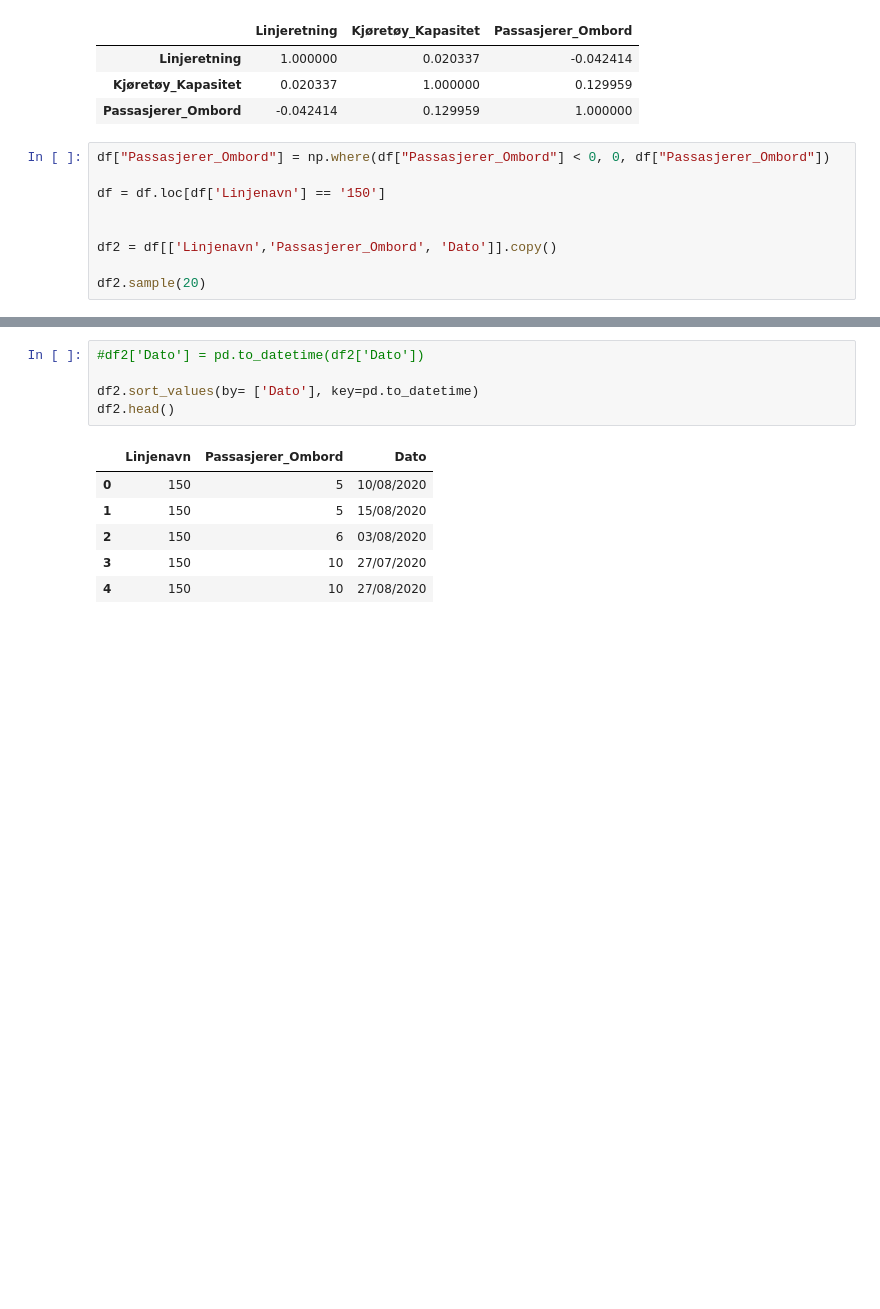
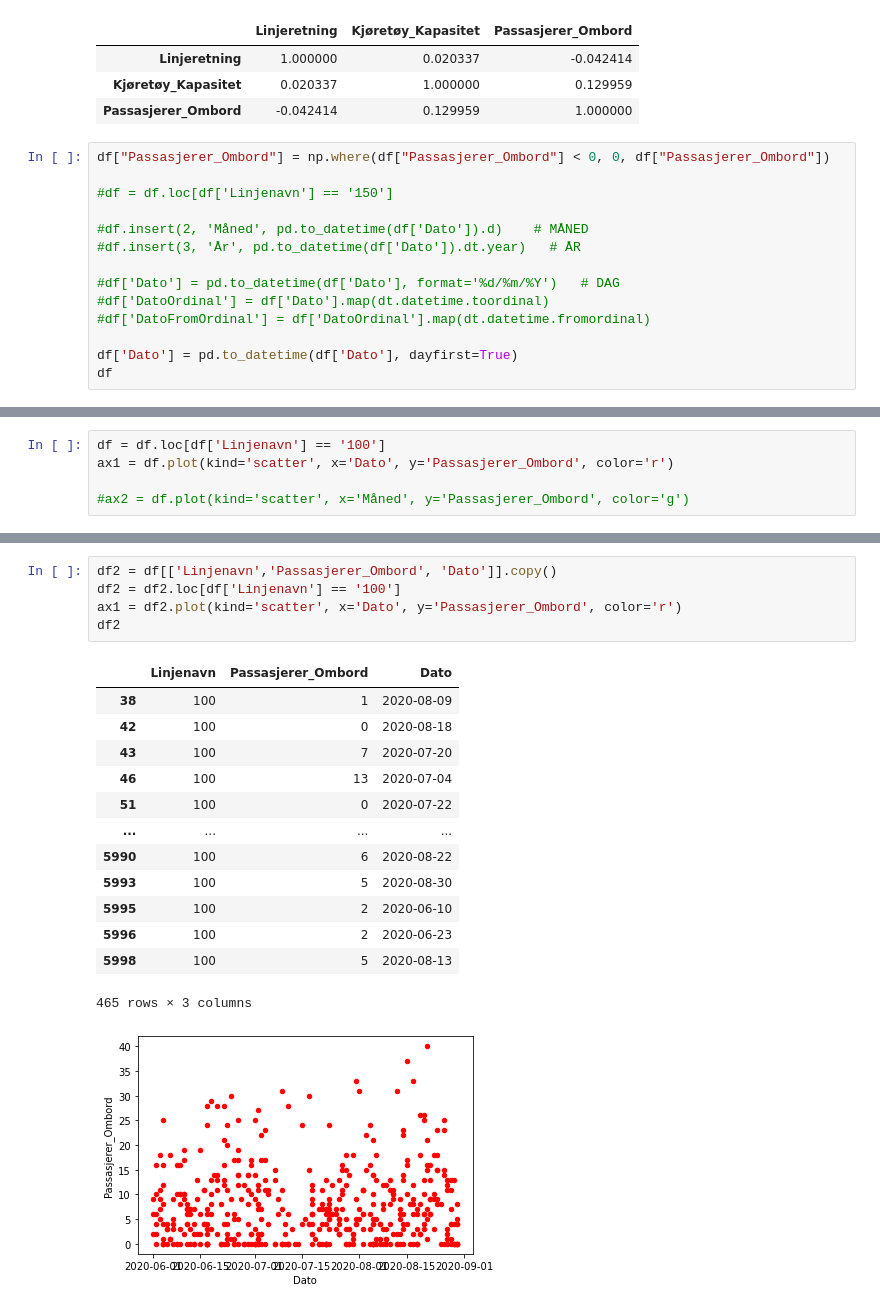
Before and after one commit to tomaloki/Assignment2_DAVE3625, a Jupyter notebook: Notebook/fanniOblig2.ipynb, the cells around one changed output, grey strips where cells are left out. Cells and saved outputs as stored; diff of their text form; blank space fills up the shorter version.

```diff
--- a/Notebook/fanniOblig2.ipynb
+++ b/Notebook/fanniOblig2.ipynb
@@ -63,10 +64,15 @@ corrMatrix.style.background_gradient(cmap='coolwarm')
 # %%
 df["Passasjerer_Ombord"] = np.where(df["Passasjerer_Ombord"] < 0, 0, df["Passasjerer_Ombord"])
 
-df = df.loc[df['Linjenavn'] == '150']
+#df = df.loc[df['Linjenavn'] == '150']
 
+#df.insert(2, 'Måned', pd.to_datetime(df['Dato']).d)    # MÅNED
+#df.insert(3, 'År', pd.to_datetime(df['Dato']).dt.year)   # ÅR
 
-df2 = df[['Linjenavn','Passasjerer_Ombord', 'Dato']].copy()
+#df['Dato'] = pd.to_datetime(df['Dato'], format='%d/%m/%Y')   # DAG
+#df['DatoOrdinal'] = df['Dato'].map(dt.datetime.toordinal)
+#df['DatoFromOrdinal'] = df['DatoOrdinal'].map(dt.datetime.fromordinal)
 
-df2.sample(20)
+df['Dato'] = pd.to_datetime(df['Dato'], dayfirst=True)
+df
 # %% [output]
@@ -89,0 +92,5 @@ df2.sample(20)
+# %%
+df = df.loc[df['Linjenavn'] == '100']
+ax1 = df.plot(kind='scatter', x='Dato', y='Passasjerer_Ombord', color='r')
+
+#ax2 = df.plot(kind='scatter', x='Måned', y='Passasjerer_Ombord', color='g')
@@ -90,12 +99,20 @@ df2.sample(20)
 # %%
-#df2['Dato'] = pd.to_datetime(df2['Dato'])
-
-df2.sort_values(by= ['Dato'], key=pd.to_datetime)
-df2.head()
+df2 = df[['Linjenavn','Passasjerer_Ombord', 'Dato']].copy()
+df2 = df2.loc[df['Linjenavn'] == '100']
+ax1 = df2.plot(kind='scatter', x='Dato', y='Passasjerer_Ombord', color='r')
+df2
 # %% [output]
 |  | Linjenavn | Passasjerer_Ombord | Dato |
-| 0 | 150 | 5 | 10/08/2020 |
-| 1 | 150 | 5 | 15/08/2020 |
-| 2 | 150 | 6 | 03/08/2020 |
-| 3 | 150 | 10 | 27/07/2020 |
-| 4 | 150 | 10 | 27/08/2020 |
+| 38 | 100 | 1 | 2020-08-09 |
+| 42 | 100 | 0 | 2020-08-18 |
+| 43 | 100 | 7 | 2020-07-20 |
+| 46 | 100 | 13 | 2020-07-04 |
+| 51 | 100 | 0 | 2020-07-22 |
+| ... | ... | ... | ... |
+| 5990 | 100 | 6 | 2020-08-22 |
+| 5993 | 100 | 5 | 2020-08-30 |
+| 5995 | 100 | 2 | 2020-06-10 |
+| 5996 | 100 | 2 | 2020-06-23 |
+| 5998 | 100 | 5 | 2020-08-13 |
+465 rows × 3 columns
+[figure, added]
```
Also changed, not shown: parts of 15 cells of this notebook.
